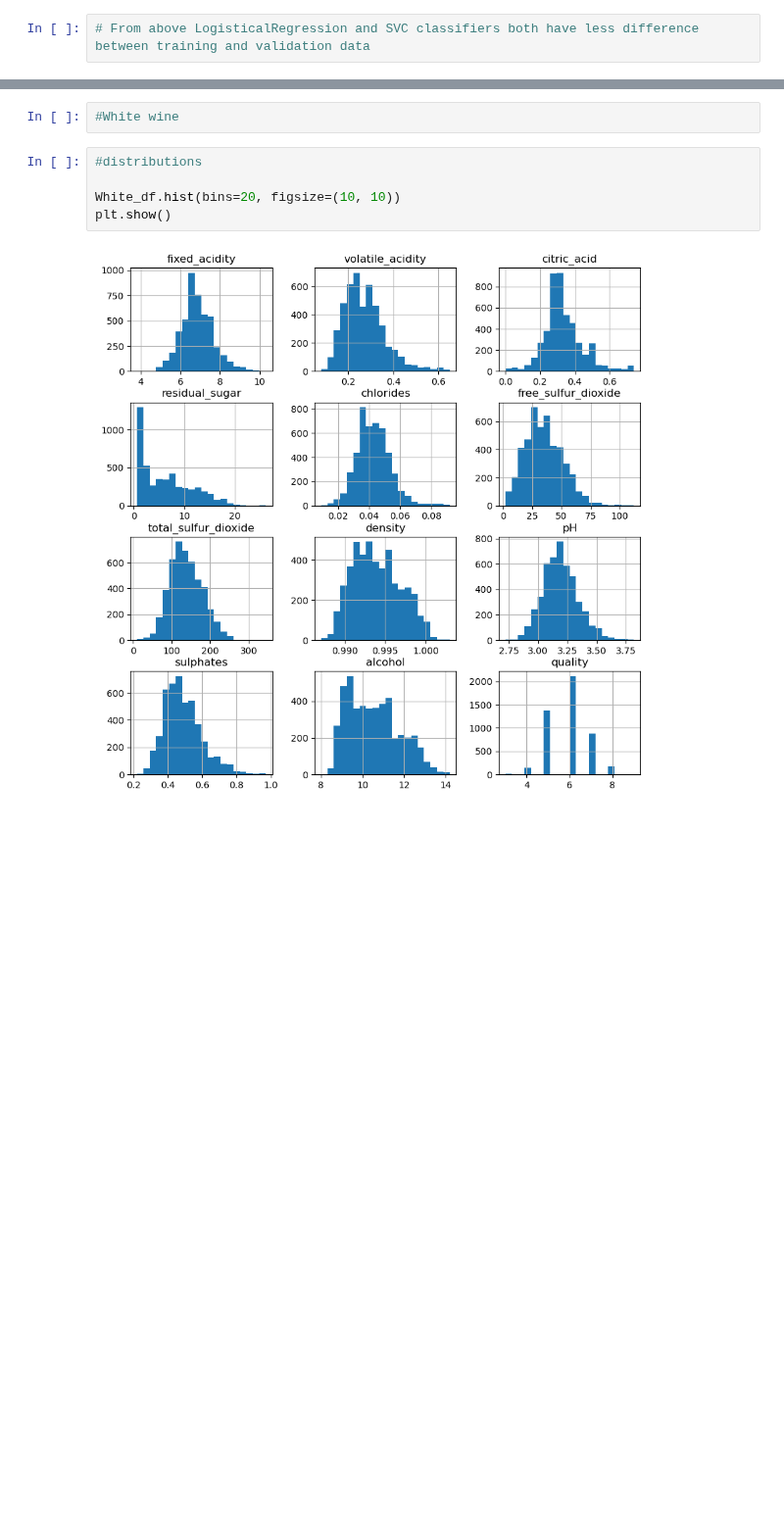
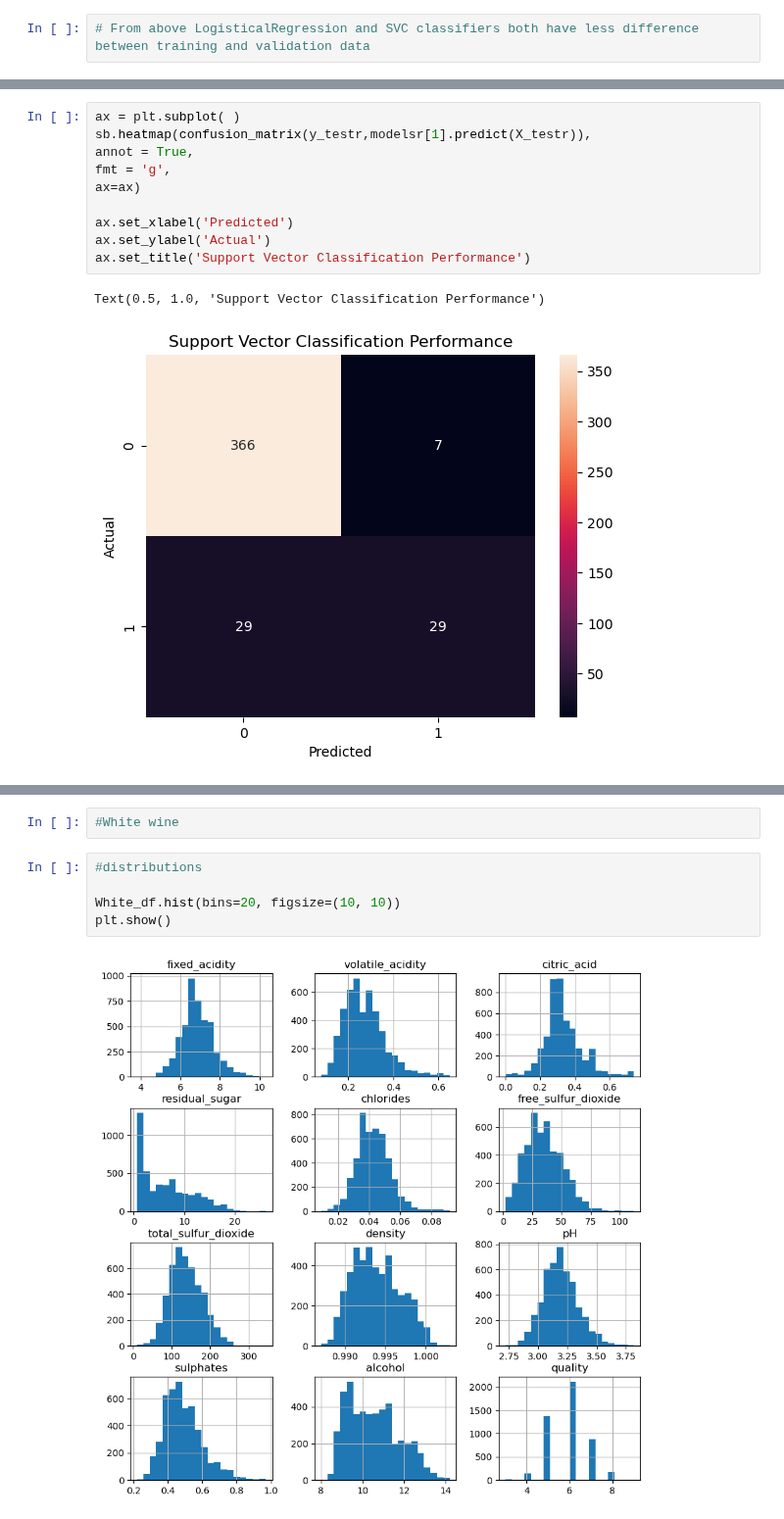
Before and after one commit to nmdollhopf/team1_wine_project, a Jupyter notebook: Wine_ML.ipynb, the cells around one changed output, grey strips where cells are left out. Shown at 98% size. Saved outputs shown, nothing was run; the diff lists cells and outputs as text; blank space fills up the shorter version.

```diff
--- a/Wine_ML.ipynb
+++ b/Wine_ML.ipynb
@@ -235,3 +261,16 @@ display(modelsr[1].score(X_testr,y_testr))
+# %%
+ax = plt.subplot( )
+sb.heatmap(confusion_matrix(y_testr,modelsr[1].predict(X_testr)),
+annot = True,
+fmt = 'g',
+ax=ax)
+
+ax.set_xlabel('Predicted')
+ax.set_ylabel('Actual')
+ax.set_title('Support Vector Classification Performance')
+# %% [output]
+Text(0.5, 1.0, 'Support Vector Classification Performance')
+[figure, added]
 # %%
 #SVC (Support Vector Classification)
 
```
Also changed, not shown: parts of 21 cells of this notebook, 7 other files.
